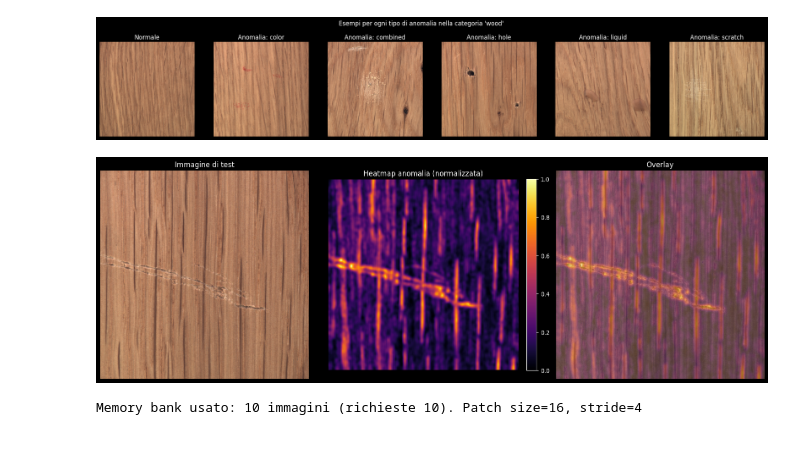
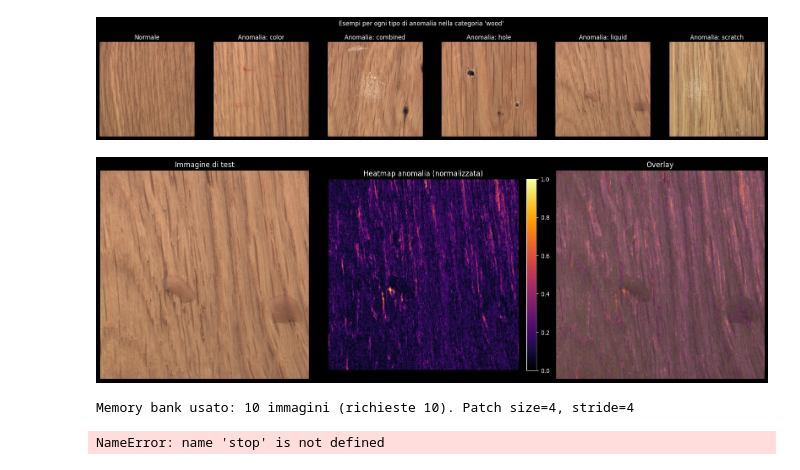
Before and after one commit to seb0t/-CV---anomalib-tutorial-with-visualization, a Jupyter notebook: patchcore_anomalib_tutorial.ipynb, the cells around one changed output. Cells and saved outputs as stored; diff of their text form; code cells hidden in the pictures.

```diff
--- a/patchcore_anomalib_tutorial.ipynb
+++ b/patchcore_anomalib_tutorial.ipynb
@@ -405,7 +409,7 @@ import numpy as np
 import torch
 import matplotlib.pyplot as plt
 
-xx = 41
+xx = 29
 
 # Preferisci immagini good dal train se disponibili (train_images_dict creato prima)
 def collect_good_images(n=100):
@@ -484,7 +488,7 @@ for idx, g in enumerate(memory_chw):
         raise ValueError(f'Immagine nel memory bank con shape {g.shape} diversa dalla test {test_chw.shape}; allinea le dimensioni prima')
 
 # Parametri: puoi modificarli
-patch_size = 16
+patch_size = 4
 # se patch_size risulta 0, fallback a 16 o 8
 if patch_size <= 0:
     patch_size = max(8, min(H,W)//4)
@@ -513,32 +517,36 @@ anomaly_map = anomaly_map / counts
 # Normalizza heatmap per visualizzazione
 amin, amax = anomaly_map.min(), anomaly_map.max()
 if amax - amin > 1e-8:
     anomaly_norm = (anomaly_map - amin) / (amax - amin)
 else:
     anomaly_norm = anomaly_map * 0.0
 
 # Visualizza risultati: test, heatmap, overlay
 fig, ax = plt.subplots(1,3, figsize=(16,6))
 test_hwc = np.transpose(test_chw, (1,2,0))
 if test_hwc.shape[2] == 1:
     ax[0].imshow(test_hwc[:,:,0], cmap='gray', vmin=0, vmax=1)
 else:
     ax[0].imshow(test_hwc, vmin=0, vmax=1)
 ax[0].set_title('Immagine di test')
 ax[0].axis('off')
 im = ax[1].imshow(anomaly_norm, cmap='inferno')
 ax[1].set_title('Heatmap anomalia (normalizzata)')
 ax[1].axis('off')
 plt.colorbar(im, ax=ax[1], fraction=0.046, pad=0.04)
 # Overlay
 ax[2].imshow(test_hwc if test_hwc.shape[2]==3 else test_hwc[:,:,0], vmin=0, vmax=1, cmap='gray')
 ax[2].imshow(anomaly_norm, cmap='inferno', alpha=0.45, interpolation='bilinear')
 ax[2].set_title('Overlay')
 ax[2].axis('off')
 plt.tight_layout()
 plt.show()
 
 print(f'Memory bank usato: {len(memory)} immagini (richieste 10). Patch size={patch_size}, stride={stride}')
 # %% [output]
-[figure, old version]
+[figure, new version]
-Memory bank usato: 10 immagini (richieste 10). Patch size=16, stride=4
+Memory bank usato: 10 immagini (richieste 10). Patch size=4, stride=4
+# %%
+stop
+# %% [output]
+NameError: name 'stop' is not defined
```
Also changed, not shown: parts of 3 cells of this notebook.
